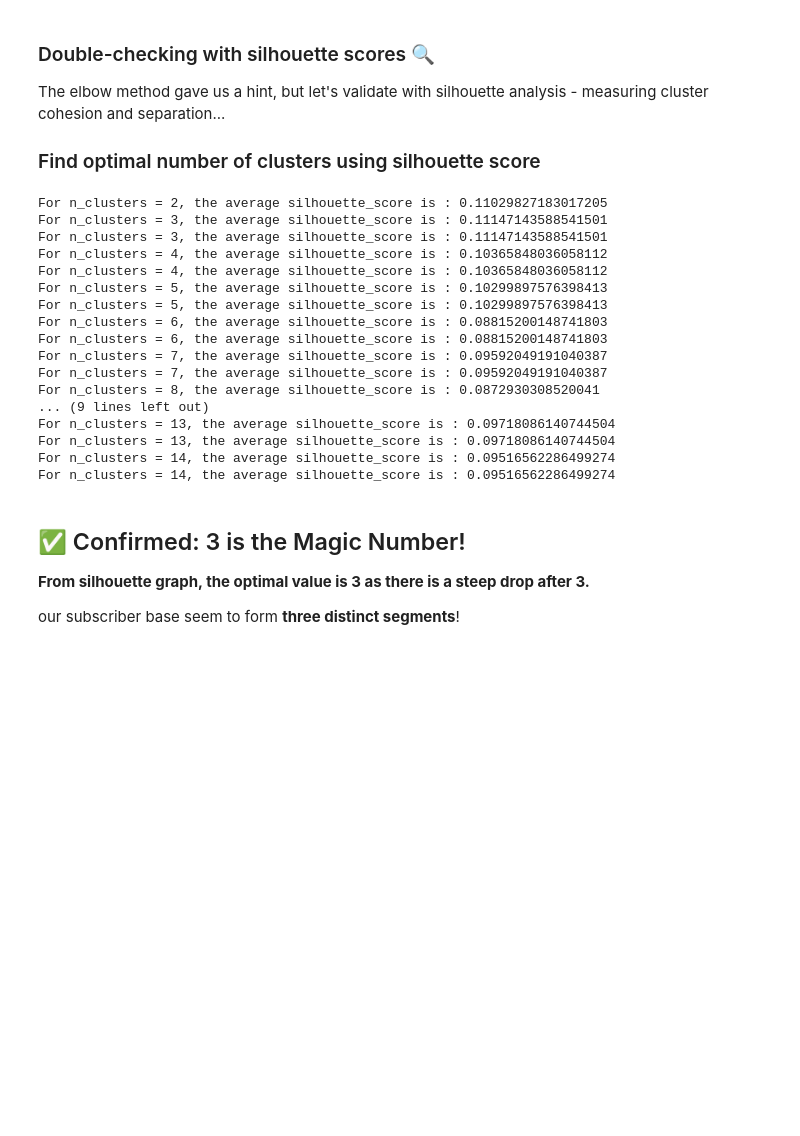
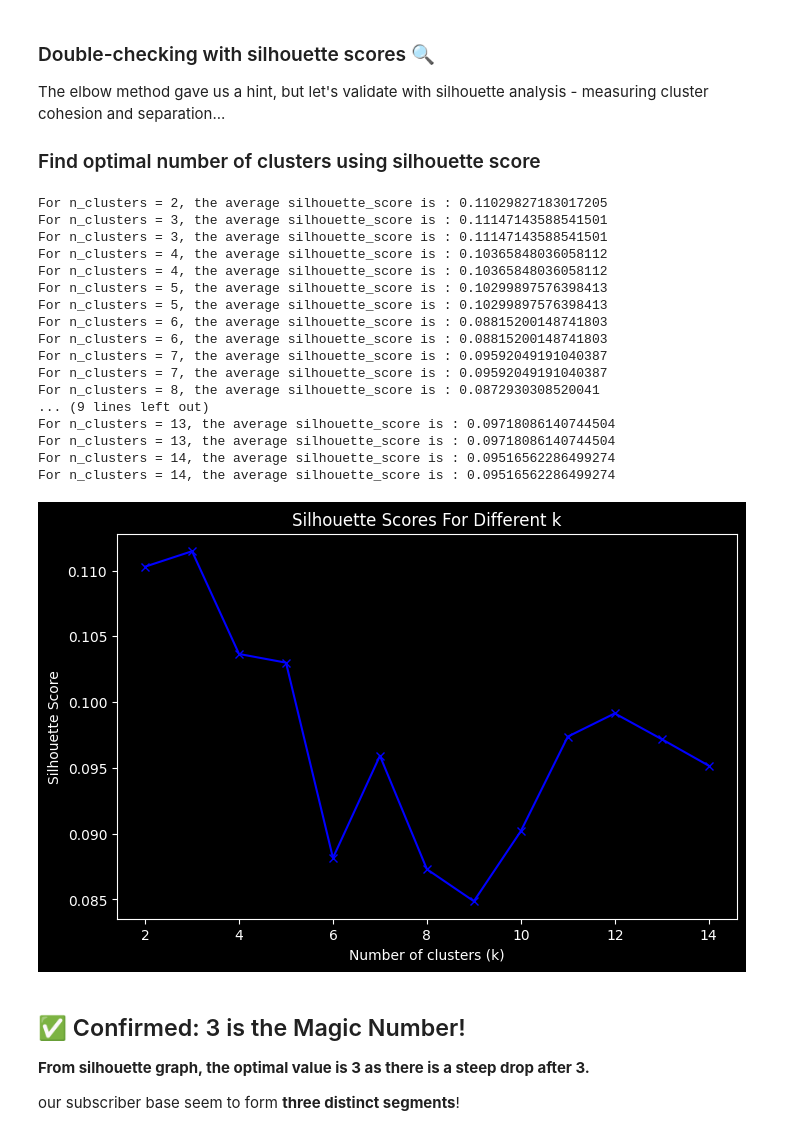
Before and after one commit to nawazyarkhan/TermDepositMarketing, a Jupyter notebook: notebooks/ExplorationNModeling/TDMv1_3.ipynb, the cells around one changed output. Saved outputs shown, nothing was run; the diff lists cells and outputs as text; code cells hidden in the pictures; blank space fills up the shorter version.

```diff
--- a/notebooks/ExplorationNModeling/TDMv1_3.ipynb
+++ b/notebooks/ExplorationNModeling/TDMv1_3.ipynb
@@ -1453,39 +1455,50 @@ The elbow method gave us a hint, but let's validate with silhouette analysis - m
 silhouette_scores = []
 
 # transform features once to avoid repeated work
 #X_clust = preprocessor.fit_transform(subscribed_customers_features)
 
 for k in range(2, 15):
     kmeans = KMeans(n_clusters=k, random_state=42)
     cluster_labels = kmeans.fit_predict(subscribed_customers_features_processed)
     silhouette_avg = silhouette_score(subscribed_customers_features_processed, cluster_labels)
     silhouette_scores.append(silhouette_avg)
     print(f"For n_clusters = {k}, the average silhouette_score is : {silhouette_avg}")
 
-# plot silhouette scores
-fig = px.line(x=list(range(2, 15)), y=silhouette_scores,
-              title='Silhouette Scores For Different k',
-              labels={'x':'Number of clusters (k)', 'y':'Silhouette Score'})
-fig.show()
-fig.write_image('../../reports/figures/silhouette_scores_kmeans.png')
+# # plot silhouette scores
+# fig = px.line(x=list(range(2, 15)), y=silhouette_scores,
+#               title='Silhouette Scores For Different k',
+#               labels={'x':'Number of clusters (k)', 'y':'Silhouette Score'})
+# fig.show()
+# fig.write_image('../../reports/figures/silhouette_scores_kmeans.png')
+
+
+# plot silhouette scores using matplotlib
+fig = plt.figure(figsize=(8, 5))
+plt.plot(range(2, 15), silhouette_scores, 'bx-')
+plt.xlabel('Number of clusters (k)')
+plt.ylabel('Silhouette Score')
+plt.title('Silhouette Scores For Different k')
+plt.savefig('../../reports/figures/silhouette_scores_kmeans.png')
+plt.show()
 # %% [output]
 For n_clusters = 2, the average silhouette_score is : 0.11029827183017205
 For n_clusters = 3, the average silhouette_score is : 0.11147143588541501
 For n_clusters = 3, the average silhouette_score is : 0.11147143588541501
 For n_clusters = 4, the average silhouette_score is : 0.10365848036058112
 For n_clusters = 4, the average silhouette_score is : 0.10365848036058112
 For n_clusters = 5, the average silhouette_score is : 0.10299897576398413
 For n_clusters = 5, the average silhouette_score is : 0.10299897576398413
 For n_clusters = 6, the average silhouette_score is : 0.08815200148741803
 For n_clusters = 6, the average silhouette_score is : 0.08815200148741803
 For n_clusters = 7, the average silhouette_score is : 0.09592049191040387
 For n_clusters = 7, the average silhouette_score is : 0.09592049191040387
 For n_clusters = 8, the average silhouette_score is : 0.0872930308520041
 ... (9 lines left out)
 For n_clusters = 13, the average silhouette_score is : 0.09718086140744504
 For n_clusters = 13, the average silhouette_score is : 0.09718086140744504
 For n_clusters = 14, the average silhouette_score is : 0.09516562286499274
 For n_clusters = 14, the average silhouette_score is : 0.09516562286499274
+[figure, added]
 # %% [markdown]
 ## ✅ Confirmed: 3 is the Magic Number!
 
```
Also changed, not shown: parts of 3 cells of this notebook.
